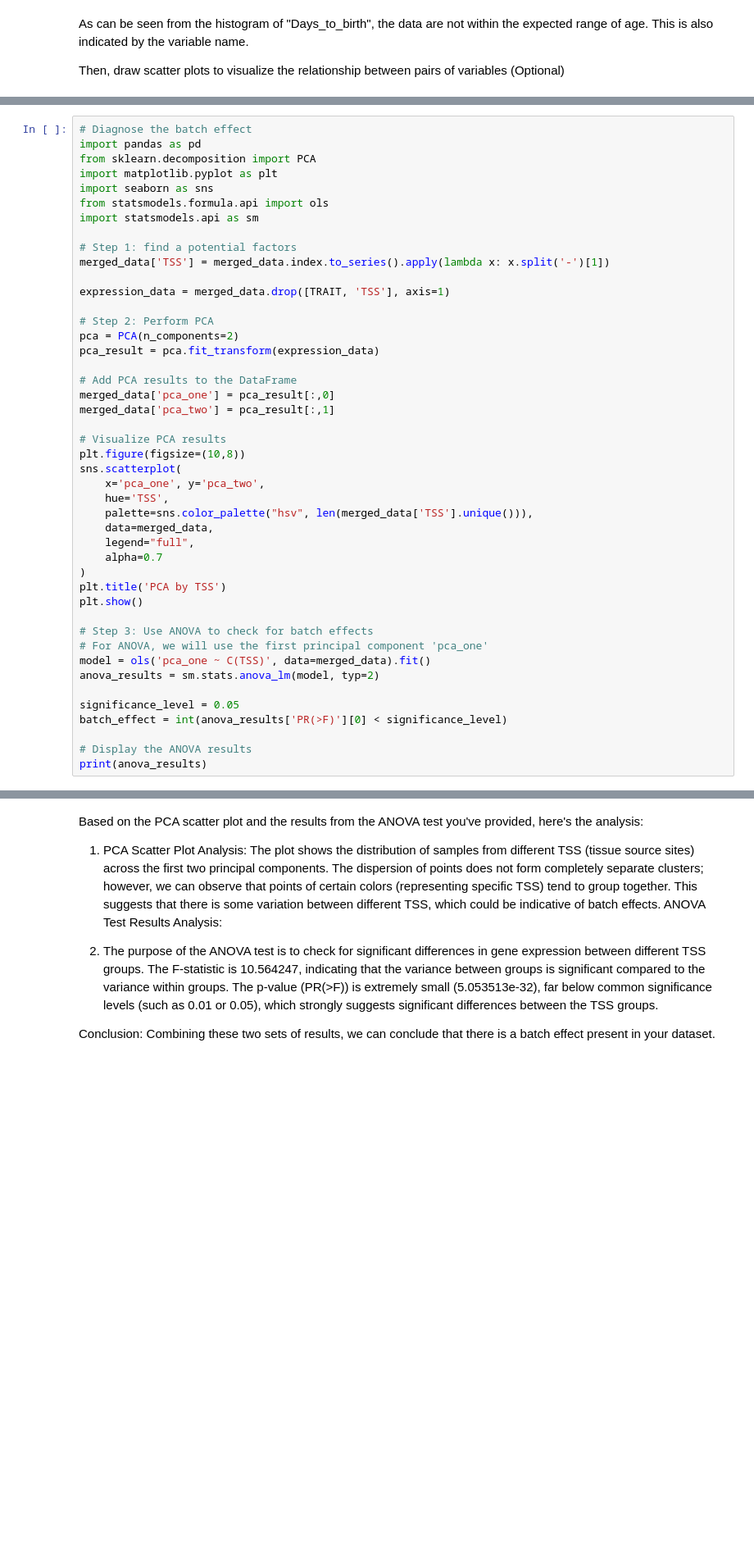
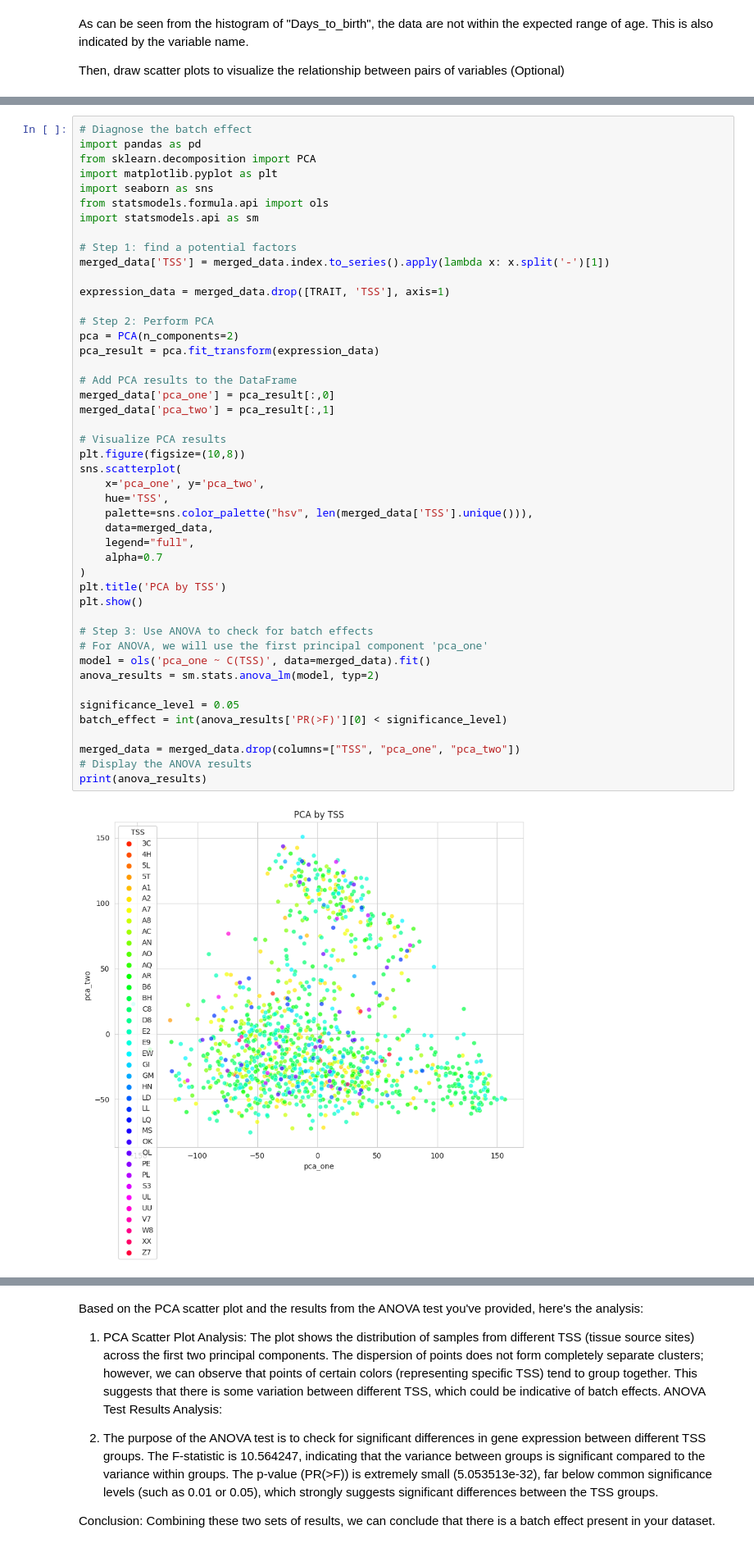
Before and after one commit to JianJinglin/Gold-Standard-Pipeline-Guide, a Jupyter notebook: gold_standard_pipeline.ipynb, the cells around one changed output, grey strips where cells are left out. Shown at 82% size. Drawn from its saved outputs; the diff is of its cells as text; blank space fills up the shorter version.

```diff
--- a/gold_standard_pipeline.ipynb
+++ b/gold_standard_pipeline.ipynb
@@ -224,30 +225,32 @@ pca = PCA(n_components=2)
 pca_result = pca.fit_transform(expression_data)
 
 # Add PCA results to the DataFrame
 merged_data['pca_one'] = pca_result[:,0]
 merged_data['pca_two'] = pca_result[:,1]
 
 # Visualize PCA results
 plt.figure(figsize=(10,8))
 sns.scatterplot(
     x='pca_one', y='pca_two',
     hue='TSS',
     palette=sns.color_palette("hsv", len(merged_data['TSS'].unique())),
     data=merged_data,
     legend="full",
     alpha=0.7
 )
 plt.title('PCA by TSS')
 plt.show()
 
 # Step 3: Use ANOVA to check for batch effects
 # For ANOVA, we will use the first principal component 'pca_one'
 model = ols('pca_one ~ C(TSS)', data=merged_data).fit()
 anova_results = sm.stats.anova_lm(model, typ=2)
 
 significance_level = 0.05
 batch_effect = int(anova_results['PR(>F)'][0] < significance_level)
 
+merged_data = merged_data.drop(columns=["TSS", "pca_one", "pca_two"])
 # Display the ANOVA results
 print(anova_results)
 # %% [output]
+[figure, added]
```
Also changed, not shown: parts of 5 cells of this notebook.
